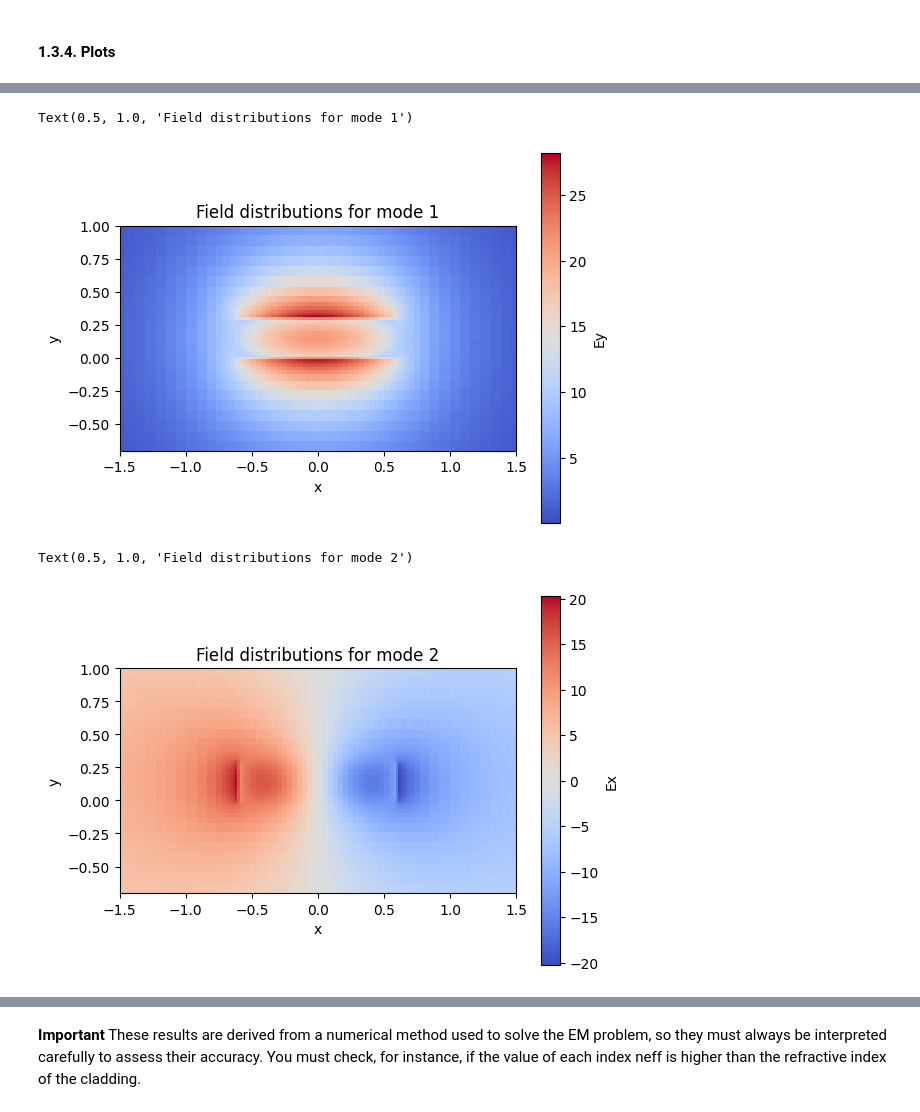
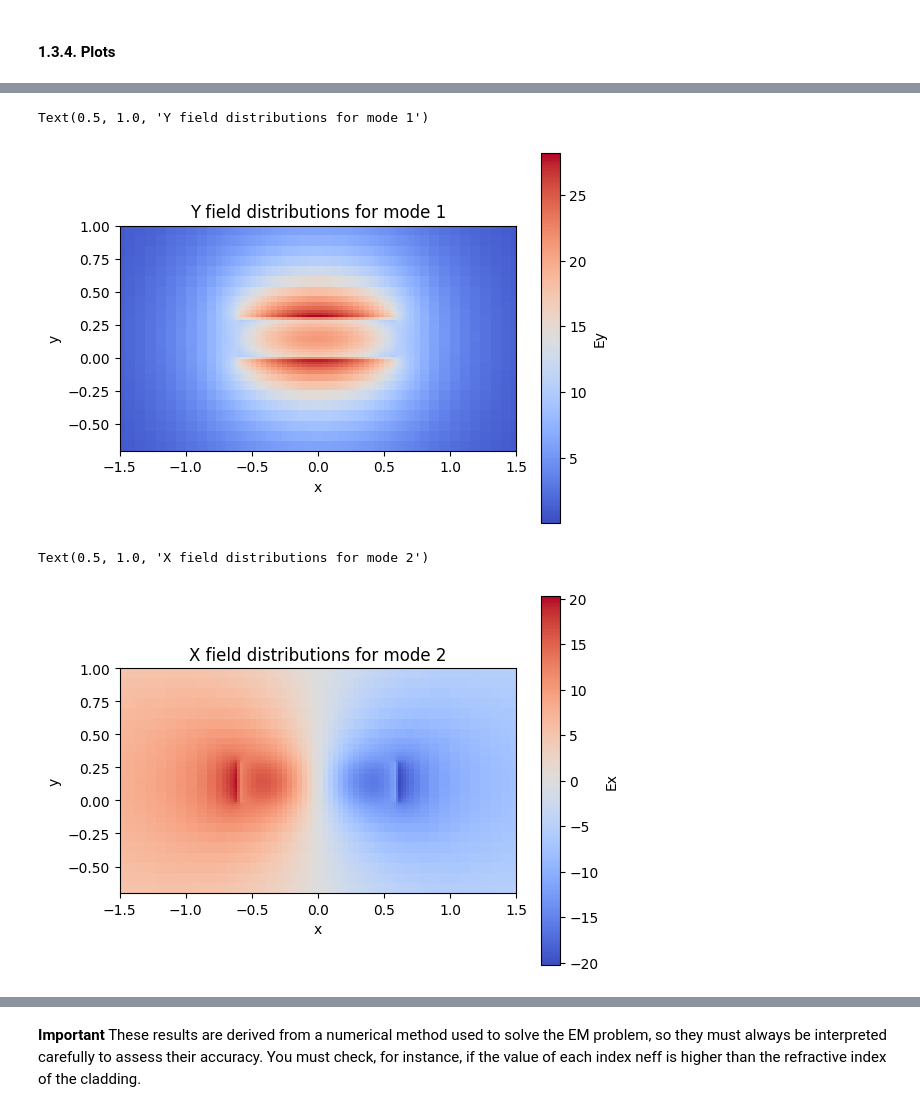
Before and after one commit to msarmas-UPV/cifoin-lab1, a Jupyter notebook: WAVEGUIDES_Student.ipynb, the cells around one changed output, grey strips where cells are left out. Cells and saved outputs as stored; diff of their text form; code cells hidden in the pictures.

```diff
--- a/WAVEGUIDES_Student.ipynb
+++ b/WAVEGUIDES_Student.ipynb
@@ -141,14 +144,14 @@ Text(0.5, 1.0, 'Field distributions for mode 0')
 # %%
 deep_waveguide.plot_field(mode_index=1 , # Mode to be plotted
                           field_name='Ey', # Field to be plotted
                           value='real', # Real - abs - imag
                           cmap='coolwarm', # Suggestions: Change the plot color
                           xlim=(-1.5, 1.5), # Set the x and y limits
                           ylim=(-0.7, 1)) #
-plt.title('Field distributions for mode 1')
+plt.title('Y field distributions for mode 1')
 # %% [output]
-Text(0.5, 1.0, 'Field distributions for mode 1')
+Text(0.5, 1.0, 'Y field distributions for mode 1')
-[figure, old version]
+[figure, new version]
 # %%
 deep_waveguide.plot_field(mode_index=2 , # Mode to be plotted
                           field_name='Ex', # Field to be plotted
@@ -156,10 +159,10 @@ deep_waveguide.plot_field(mode_index=2 , # Mode to be plotted
                           cmap='coolwarm', # Suggestions: Change the plot color
                           xlim=(-1.5, 1.5), # Set the x and y limits
                           ylim=(-0.7, 1)) #
-plt.title('Field distributions for mode 2')
+plt.title('X field distributions for mode 2')
 # %% [output]
-Text(0.5, 1.0, 'Field distributions for mode 2')
+Text(0.5, 1.0, 'X field distributions for mode 2')
-[figure, old version]
+[figure, new version]
 # %%
 deep_waveguide.plot_field(mode_index=3, # Mode to be plotted
                           field_name='Ey', # Field to be plotted
```
Also changed, not shown: parts of 18 cells of this notebook.
